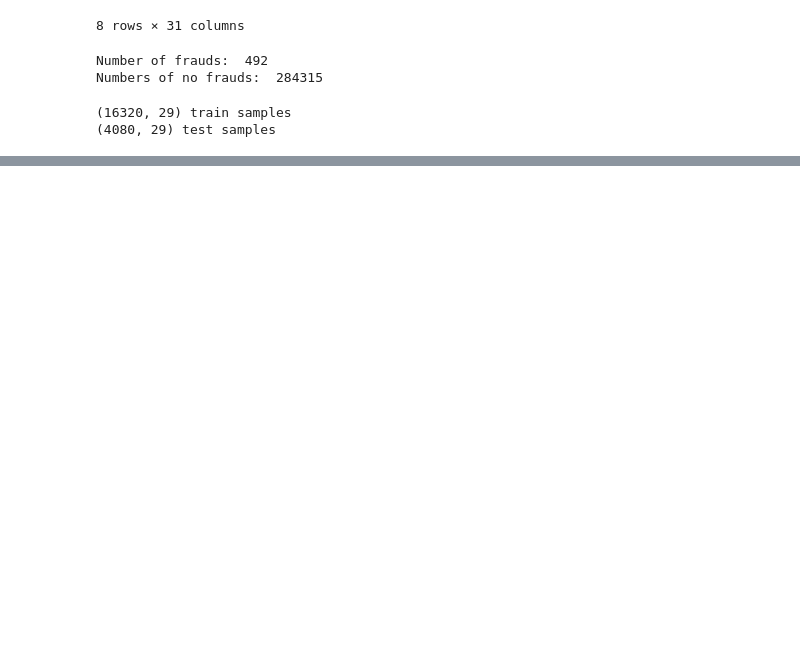
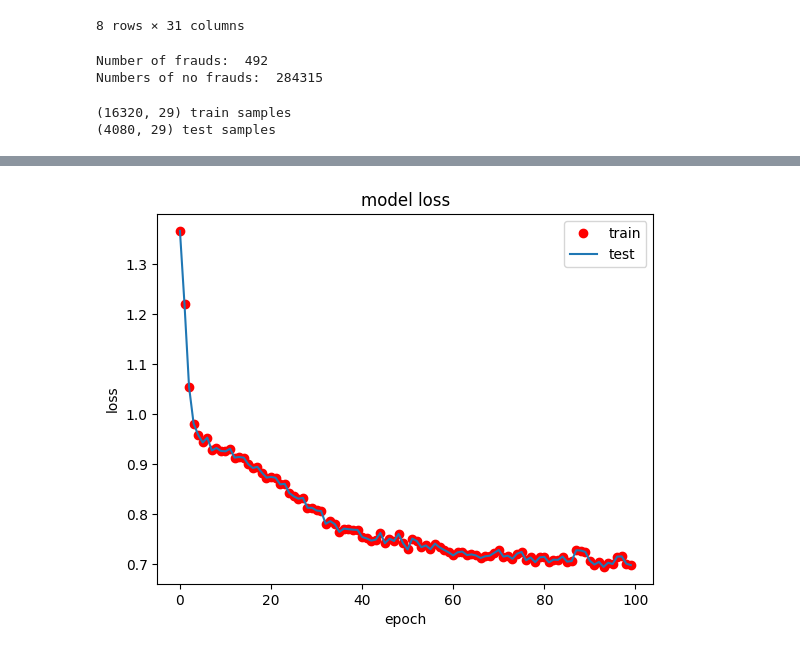
Before and after one commit to mporada259449/ml-project, a Jupyter notebook: notebooks/Autoencoder.ipynb, the cells around one changed output, grey strips where cells are left out. Saved outputs shown, nothing was run; the diff lists cells and outputs as text; code cells hidden in the pictures; blank space fills up the shorter version.

Commit message:
Training autoencoder

```diff
--- a/notebooks/Autoencoder.ipynb
+++ b/notebooks/Autoencoder.ipynb
@@ -69,12 +61,16 @@ class AE(torch.nn.Module):
     def __init__(self) -> None:
         super(AE, self).__init__()
         self.encoder = torch.nn.Sequential(
-            torch.nn.Linear(input_dim, encoding_dim),
-            torch.nn.ReLU()
+            torch.nn.Linear(29, 14),
+            torch.nn.LeakyReLU(),
+            torch.nn.Linear(14, 7),
+            torch.nn.LeakyReLU()
             )
         self.decoder = torch.nn.Sequential(
-            torch.nn.Linear(encoding_dim, input_dim),
-            torch.nn.ReLU()
+            torch.nn.Linear(7, 14),
+            torch.nn.LeakyReLU(),
+            torch.nn.Linear(14, 29),
+            torch.nn.LeakyReLU()
         )
 
     def forward(self, x):
@@ -83,11 +79,10 @@ class AE(torch.nn.Module):
         return decoded
 
 
-model = AE().double().cpu()
-epochs = 20
+model = AE().cpu()
+epochs = 100
 batch_size = 32
-lr = 1e-1
+lr = 1e-3
 loss_function = torch.nn.MSELoss()
-optimizer = torch.optim.RMSprop(model.parameters(), lr=lr, weight_decay=1e-8)
-#nie wiem co to jest lr i weight_decay
+optimizer = torch.optim.Adam(model.parameters(), lr=lr)
 # %%
@@ -112,11 +103,12 @@ print(len(test_loader), 'test batches')
 history = {}
 history['train_loss'] = []
 history['test_loss'] = []
+
 for epoch in range(epochs):
     h = np.array([])
-    for data in train_loader:
-        output = model(data)
-        loss = loss_function(output, data)
+    for (data_epoch, _) in train_loader:
+        output = model(data_epoch)
+        loss = loss_function(output, data_epoch)
         h = np.append(h, loss.item())
 
         optimizer.zero_grad()
@@ -128,5 +120,5 @@ for epoch in range(epochs):
           .format(epoch + 1, epochs, mean_loss))
     history['train_loss'].append(mean_loss)
 
-torch.save(model.state_dict, './froud_model_ae.pth')
+torch.save(model.state_dict, './fraud_model_ae.pth')
 # %% [output]
@@ -133,0 +142,10 @@ TypeError: linear(): argument 'input' (position 1) must be Tensor, not list
+# %%
+plt.plot(range(epochs),history['train_loss'],'ro',linewidth=2.0)
+plt.plot(history['train_loss'])
+plt.title('model loss')
+plt.ylabel('loss')
+plt.xlabel('epoch')
+plt.legend(['train', 'test'], loc='upper right')
+plt.show()
+# %% [output]
+[figure, added]
```
Also changed, not shown: parts of 6 cells of this notebook, 1 other file.
